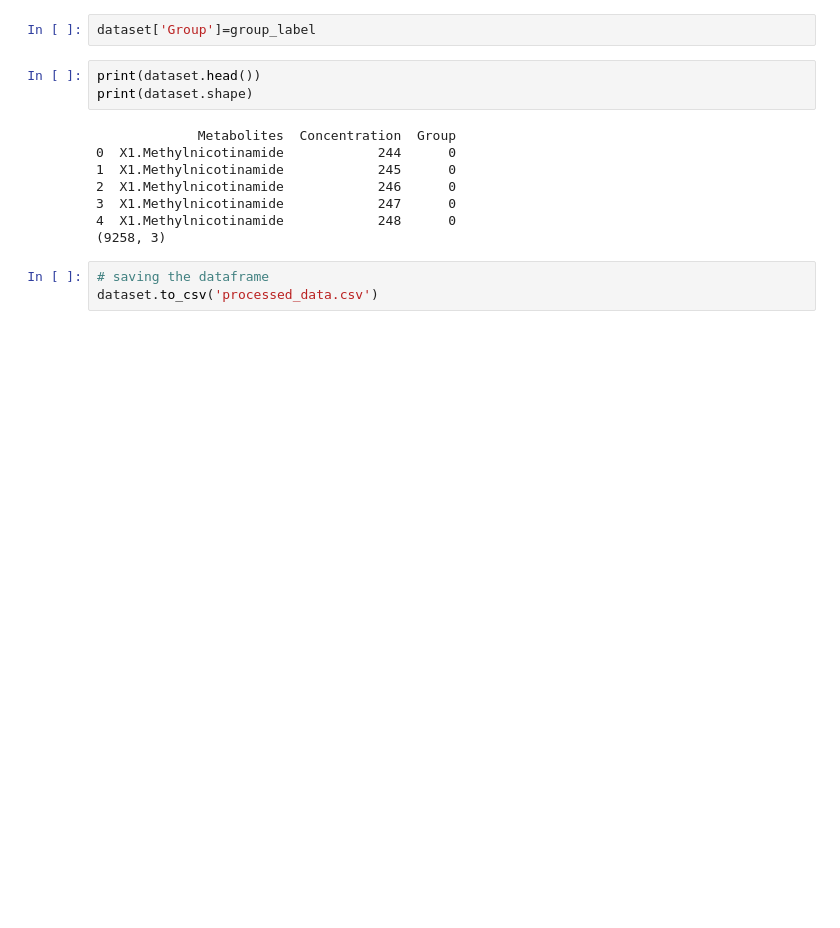
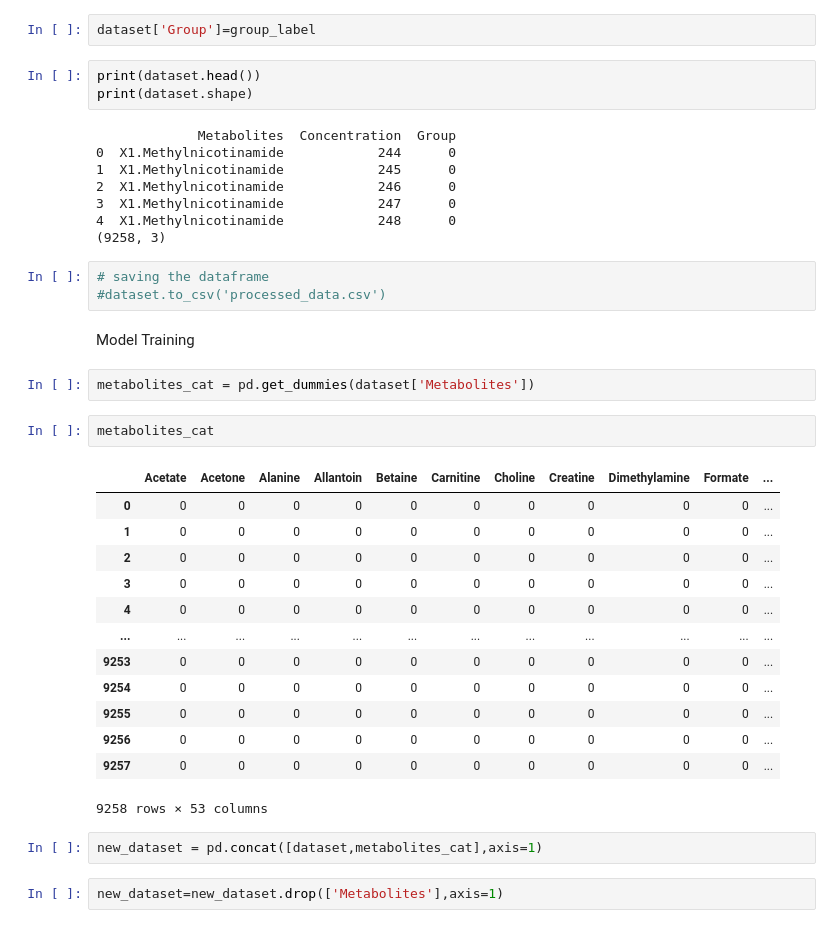
Before and after one commit to Prashant812/metabolomics, a Jupyter notebook: code.ipynb, the cells around one changed output. Saved outputs shown, nothing was run; the diff lists cells and outputs as text; blank space fills up the shorter version.

```diff
--- a/code.ipynb
+++ b/code.ipynb
@@ -142,4 +160,28 @@ print(dataset.shape)
 (9258, 3)
 # %%
 # saving the dataframe
-dataset.to_csv('processed_data.csv')
+#dataset.to_csv('processed_data.csv')
+# %% [markdown]
+Model Training
+# %%
+metabolites_cat = pd.get_dummies(dataset['Metabolites'])
+# %%
+metabolites_cat
+# %% [output]
+|  | Acetate | Acetone | Alanine | Allantoin | Betaine | Carnitine | Choline | Creatine | Dimethylamine | Formate | ... |
+| 0 | 0 | 0 | 0 | 0 | 0 | 0 | 0 | 0 | 0 | 0 | ... |
+| 1 | 0 | 0 | 0 | 0 | 0 | 0 | 0 | 0 | 0 | 0 | ... |
+| 2 | 0 | 0 | 0 | 0 | 0 | 0 | 0 | 0 | 0 | 0 | ... |
+| 3 | 0 | 0 | 0 | 0 | 0 | 0 | 0 | 0 | 0 | 0 | ... |
+| 4 | 0 | 0 | 0 | 0 | 0 | 0 | 0 | 0 | 0 | 0 | ... |
+| ... | ... | ... | ... | ... | ... | ... | ... | ... | ... | ... | ... |
+| 9253 | 0 | 0 | 0 | 0 | 0 | 0 | 0 | 0 | 0 | 0 | ... |
+| 9254 | 0 | 0 | 0 | 0 | 0 | 0 | 0 | 0 | 0 | 0 | ... |
+| 9255 | 0 | 0 | 0 | 0 | 0 | 0 | 0 | 0 | 0 | 0 | ... |
+| 9256 | 0 | 0 | 0 | 0 | 0 | 0 | 0 | 0 | 0 | 0 | ... |
+| 9257 | 0 | 0 | 0 | 0 | 0 | 0 | 0 | 0 | 0 | 0 | ... |
+9258 rows × 53 columns
+# %%
+new_dataset = pd.concat([dataset,metabolites_cat],axis=1)
+# %%
+new_dataset=new_dataset.drop(['Metabolites'],axis=1)
```
Also changed, not shown: parts of 13 cells of this notebook.
